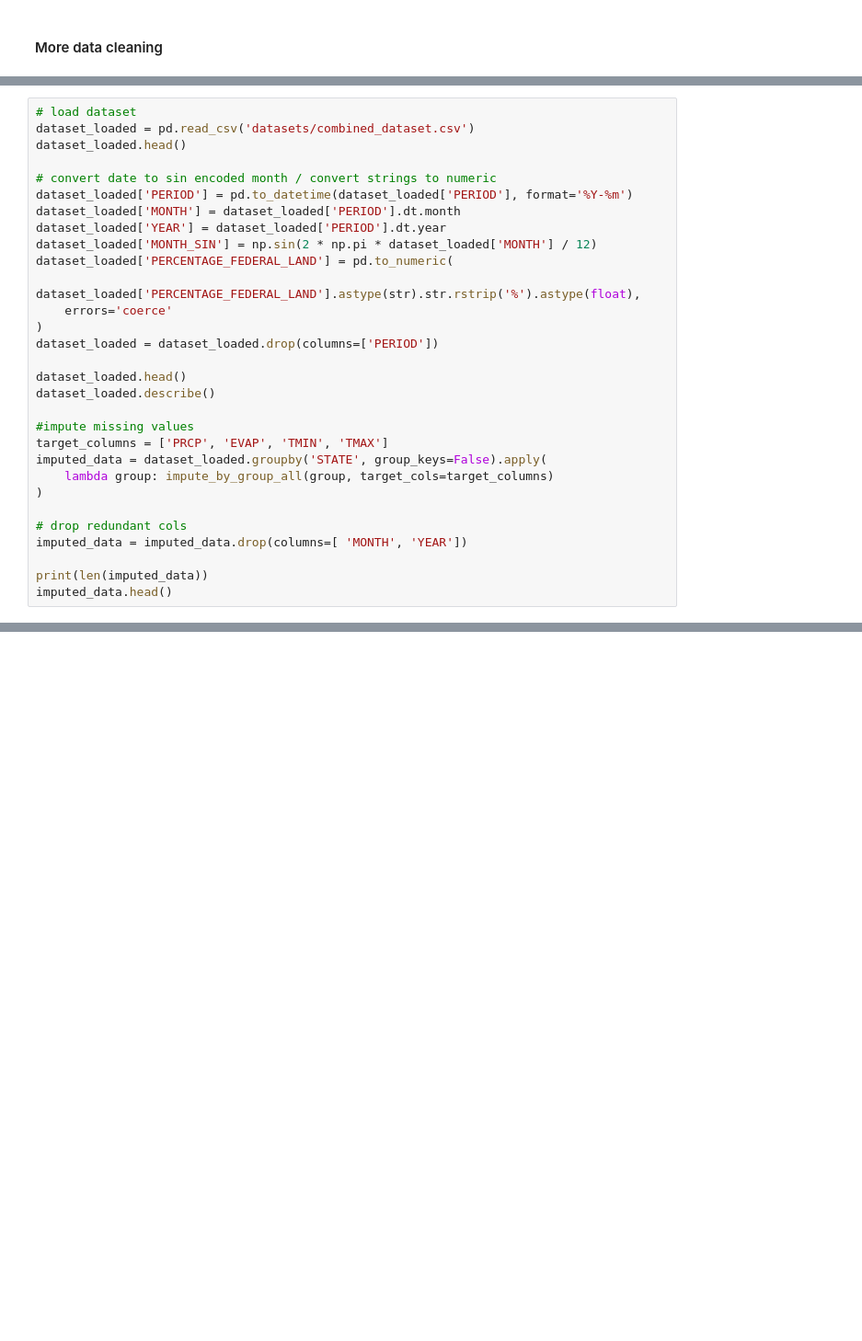
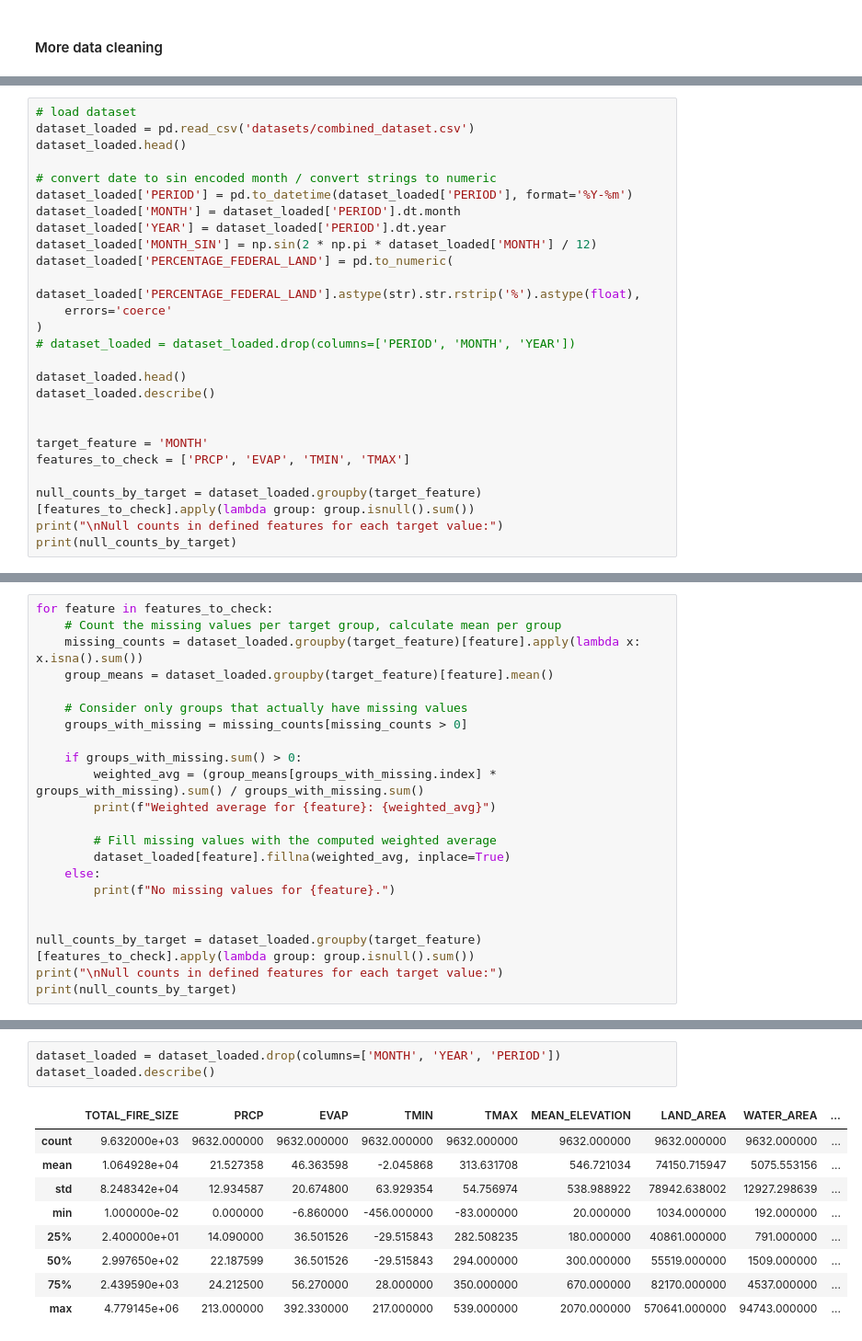
Before and after one commit to mflodzinski/Hackathon-Epoch, a Jupyter notebook: main.ipynb, the cells around one changed output, grey strips where cells are left out. Shown at 92% size. Cells and saved outputs as stored; diff of their text form; blank space fills up the shorter version.

```diff
--- a/main.ipynb
+++ b/main.ipynb
@@ -129,20 +112,16 @@ dataset_loaded['PERCENTAGE_FEDERAL_LAND'] = pd.to_numeric(
     dataset_loaded['PERCENTAGE_FEDERAL_LAND'].astype(str).str.rstrip('%').astype(float),
     errors='coerce'
 )
-dataset_loaded = dataset_loaded.drop(columns=['PERIOD'])
+# dataset_loaded = dataset_loaded.drop(columns=['PERIOD', 'MONTH', 'YEAR'])
 
 dataset_loaded.head()
 dataset_loaded.describe()
 
-#impute missing values
-target_columns = ['PRCP', 'EVAP', 'TMIN', 'TMAX']
-imputed_data = dataset_loaded.groupby('STATE', group_keys=False).apply(
-    lambda group: impute_by_group_all(group, target_cols=target_columns)
-)
 
-# drop redundant cols
-imputed_data = imputed_data.drop(columns=[ 'MONTH', 'YEAR'])
+target_feature = 'MONTH'
+features_to_check = ['PRCP', 'EVAP', 'TMIN', 'TMAX']
 
-print(len(imputed_data))
-imputed_data.head()
+null_counts_by_target = dataset_loaded.groupby(target_feature)[features_to_check].apply(lambda group: group.isnull().sum())
+print("\nNull counts in defined features for each target value:")
+print(null_counts_by_target)
 # %% [output]
@@ -162,0 +143,22 @@ imputed_data.describe()
+# %%
+for feature in features_to_check:
+    # Count the missing values per target group, calculate mean per group
+    missing_counts = dataset_loaded.groupby(target_feature)[feature].apply(lambda x: x.isna().sum())
+    group_means = dataset_loaded.groupby(target_feature)[feature].mean()
+
+    # Consider only groups that actually have missing values
+    groups_with_missing = missing_counts[missing_counts > 0]
+
+    if groups_with_missing.sum() > 0:
+        weighted_avg = (group_means[groups_with_missing.index] * groups_with_missing).sum() / groups_with_missing.sum()
+        print(f"Weighted average for {feature}: {weighted_avg}")
+
+        # Fill missing values with the computed weighted average
+        dataset_loaded[feature].fillna(weighted_avg, inplace=True)
+    else:
+        print(f"No missing values for {feature}.")
+
+
+null_counts_by_target = dataset_loaded.groupby(target_feature)[features_to_check].apply(lambda group: group.isnull().sum())
+print("\nNull counts in defined features for each target value:")
+print(null_counts_by_target)
@@ -162,0 +192,13 @@ imputed_data.describe()
+# %%
+dataset_loaded = dataset_loaded.drop(columns=['MONTH', 'YEAR', 'PERIOD'])
+dataset_loaded.describe()
+# %% [output]
+|  | TOTAL_FIRE_SIZE | PRCP | EVAP | TMIN | TMAX | MEAN_ELEVATION | LAND_AREA | WATER_AREA | ... |
+| count | 9.632000e+03 | 9632.000000 | 9632.000000 | 9632.000000 | 9632.000000 | 9632.000000 | 9632.000000 | 9632.000000 | ... |
+| mean | 1.064928e+04 | 21.527358 | 46.363598 | -2.045868 | 313.631708 | 546.721034 | 74150.715947 | 5075.553156 | ... |
+| std | 8.248342e+04 | 12.934587 | 20.674800 | 63.929354 | 54.756974 | 538.988922 | 78942.638002 | 12927.298639 | ... |
+| min | 1.000000e-02 | 0.000000 | -6.860000 | -456.000000 | -83.000000 | 20.000000 | 1034.000000 | 192.000000 | ... |
+| 25% | 2.400000e+01 | 14.090000 | 36.501526 | -29.515843 | 282.508235 | 180.000000 | 40861.000000 | 791.000000 | ... |
+| 50% | 2.997650e+02 | 22.187599 | 36.501526 | -29.515843 | 294.000000 | 300.000000 | 55519.000000 | 1509.000000 | ... |
+| 75% | 2.439590e+03 | 24.212500 | 56.270000 | 28.000000 | 350.000000 | 670.000000 | 82170.000000 | 4537.000000 | ... |
+| max | 4.779145e+06 | 213.000000 | 392.330000 | 217.000000 | 539.000000 | 2070.000000 | 570641.000000 | 94743.000000 | ... |
```
Also changed, not shown: parts of 5 cells of this notebook, 1 other file.
